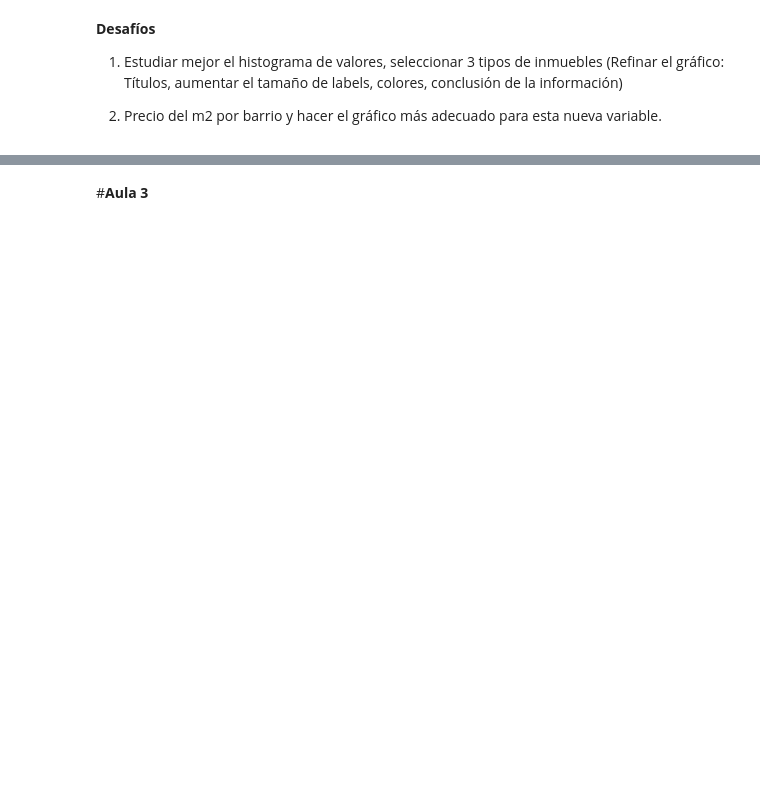
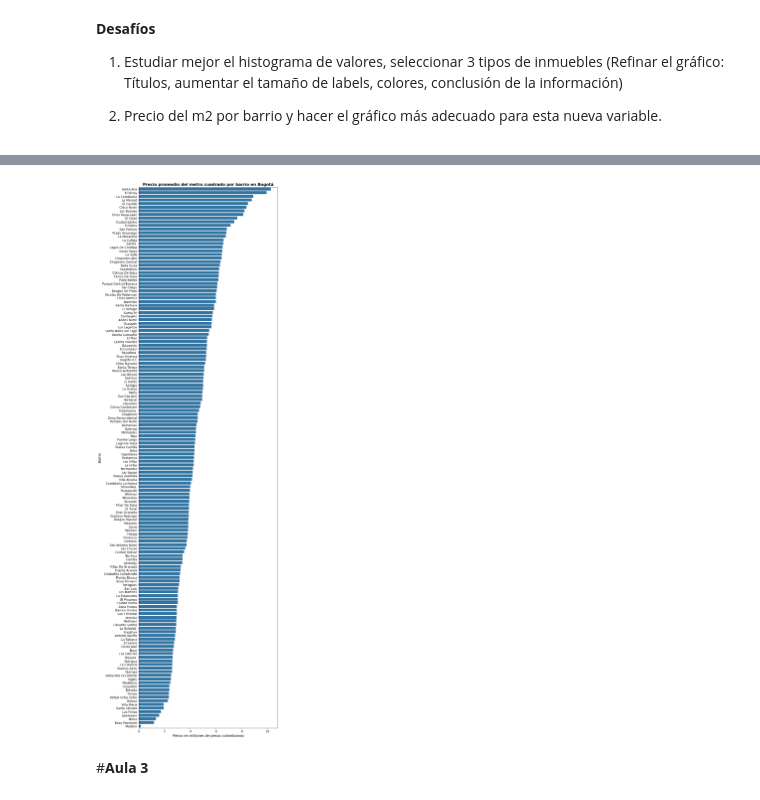
Before and after one commit to David-Blanc/inmersion_de_datos, a Jupyter notebook: INMERSION_DATOS_AULA_2.ipynb, the cells around one changed output, grey strips where cells are left out. Drawn from its saved outputs; the diff is of its cells as text; code cells hidden in the pictures; blank space fills up the shorter version.

```diff
--- a/INMERSION_DATOS_AULA_2.ipynb
+++ b/INMERSION_DATOS_AULA_2.ipynb
@@ -288,0 +458,13 @@ plt.show()
+# %%
+# 2
+# Agrupar los inmuebles por barrio y calcular el precio promedio y la superficie promedio
+inmuebles_por_barrio = inmuebles.groupby('Barrio').agg({'Precio_Millon': 'mean', 'Area': 'mean'})
+
+# Calcular el precio del m2 por barrio
+inmuebles_por_barrio['Precio_m2'] = inmuebles_por_barrio['Precio_Millon'] / inmuebles_por_barrio['Area']
+
+# Ordenar los barrios por precio del m2 de mayor a menor
+inmuebles_por_barrio = inmuebles_por_barrio.sort_values('Precio_m2', ascending=False)
+
+# Mostrar las primeras 10 filas
+print(inmuebles_por_barrio.head(10))
@@ -289,2 +484,17 @@ plt.show()
+# %%
+# Crear el gráfico de barras horizontales
+plt.figure(figsize=(10, 40))
+ax = sns.barplot(data=inmuebles_por_barrio, x='Precio_m2', y=inmuebles_por_barrio.index, color='tab:blue')
+
+# Definir títulos y labels
+ax.set_title('Precio promedio del metro cuadrado por barrio en Bogotá', fontsize=16, fontweight='bold')
+ax.set_xlabel('Precio en millones de pesos colombianos', fontsize=14)
+ax.set_ylabel('Barrio', fontsize=14)
+ax.tick_params(labelsize=12)
+
+# Mostrar el gráfico
+plt.show()
+# %% [output]
+[figure, added]
 # %% [markdown]
 #**Aula 3**
```
Also changed, not shown: parts of 21 cells of this notebook.
